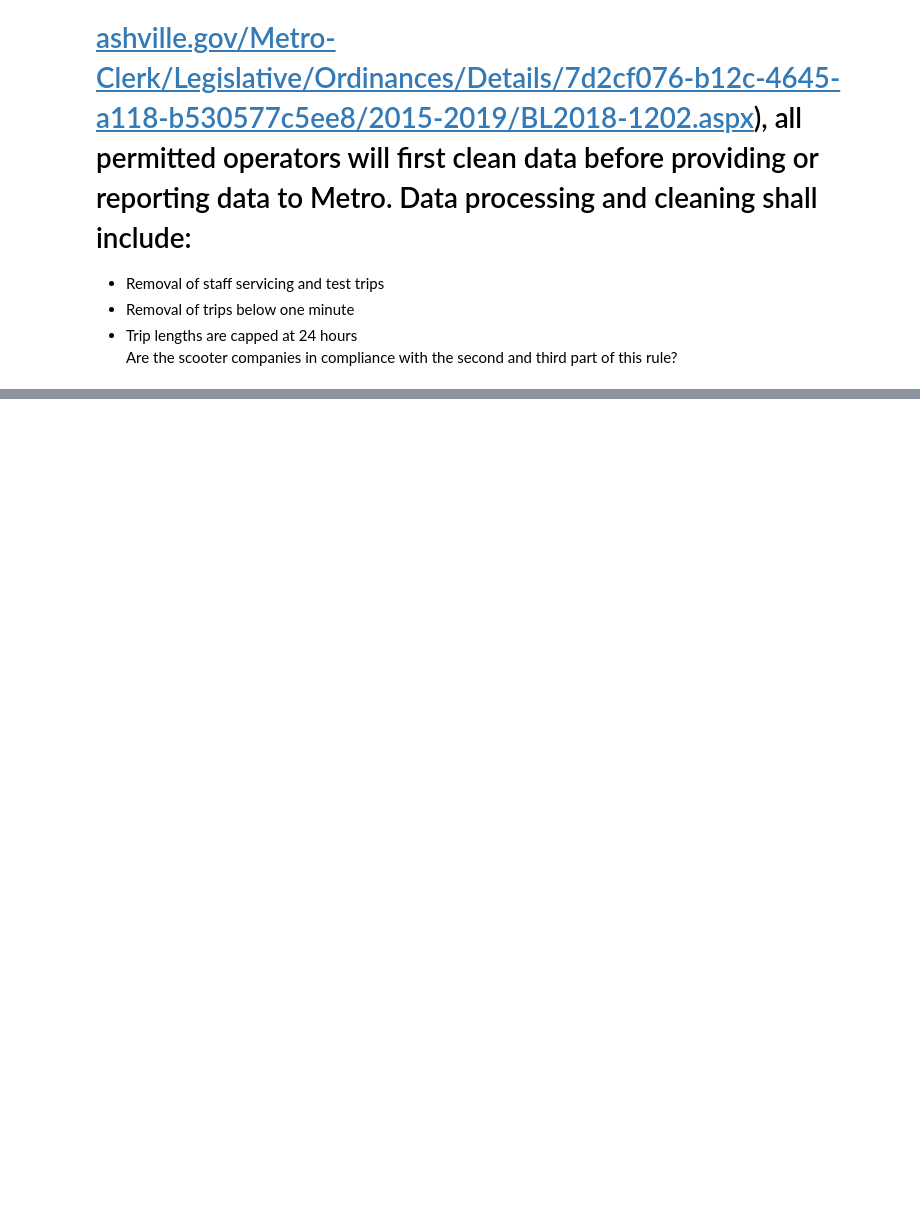
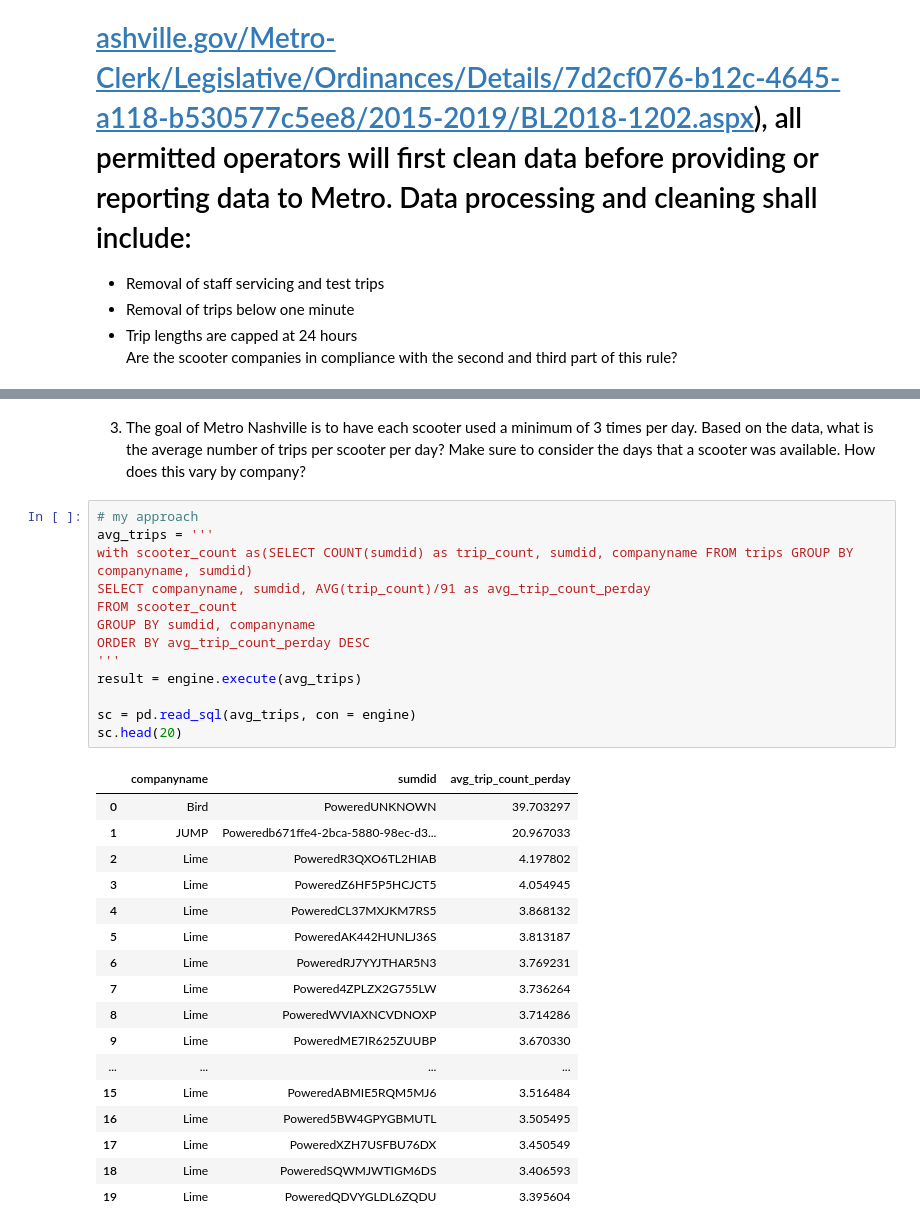
Before and after one commit to NSS-Data-Analytics-Cohort-8/scooter-partner1-whenhugocallsuspythonistas, a Jupyter notebook: notebooks/eda.ipynb, the cells around one changed output, grey strips where cells are left out. Cells and saved outputs as stored; diff of their text form; blank space fills up the shorter version.

```diff
--- a/notebooks/eda.ipynb
+++ b/notebooks/eda.ipynb
@@ -160,0 +182,33 @@ t_oo_c
+# %% [markdown]
+3. The goal of Metro Nashville is to have each scooter used a minimum of 3 times per day. Based on the data, what is the average number of trips per scooter per day? Make sure to consider the days that a scooter was available. How does this vary by company?
+# %%
+# my approach
+avg_trips = '''
+with scooter_count as(SELECT COUNT(sumdid) as trip_count, sumdid, companyname FROM trips GROUP BY companyname, sumdid)
+SELECT companyname, sumdid, AVG(trip_count)/91 as avg_trip_count_perday
+FROM scooter_count
+GROUP BY sumdid, companyname
+ORDER BY avg_trip_count_perday DESC
+'''
+result = engine.execute(avg_trips)
+
+sc = pd.read_sql(avg_trips, con = engine)
+sc.head(20)
+# %% [output]
+|  | companyname | sumdid | avg_trip_count_perday |
+| 0 | Bird | PoweredUNKNOWN | 39.703297 |
+| 1 | JUMP | Poweredb671ffe4-2bca-5880-98ec-d3... | 20.967033 |
+| 2 | Lime | PoweredR3QXO6TL2HIAB | 4.197802 |
+| 3 | Lime | PoweredZ6HF5P5HCJCT5 | 4.054945 |
+| 4 | Lime | PoweredCL37MXJKM7RS5 | 3.868132 |
+| 5 | Lime | PoweredAK442HUNLJ36S | 3.813187 |
+| 6 | Lime | PoweredRJ7YYJTHAR5N3 | 3.769231 |
+| 7 | Lime | Powered4ZPLZX2G755LW | 3.736264 |
+| 8 | Lime | PoweredWVIAXNCVDNOXP | 3.714286 |
+| 9 | Lime | PoweredME7IR625ZUUBP | 3.670330 |
+| ... | ... | ... | ... |
+| 15 | Lime | PoweredABMIE5RQM5MJ6 | 3.516484 |
+| 16 | Lime | Powered5BW4GPYGBMUTL | 3.505495 |
+| 17 | Lime | PoweredXZH7USFBU76DX | 3.450549 |
+| 18 | Lime | PoweredSQWMJWTIGM6DS | 3.406593 |
+| 19 | Lime | PoweredQDVYGLDL6ZQDU | 3.395604 |
```
Also changed, not shown: parts of 9 cells of this notebook.
